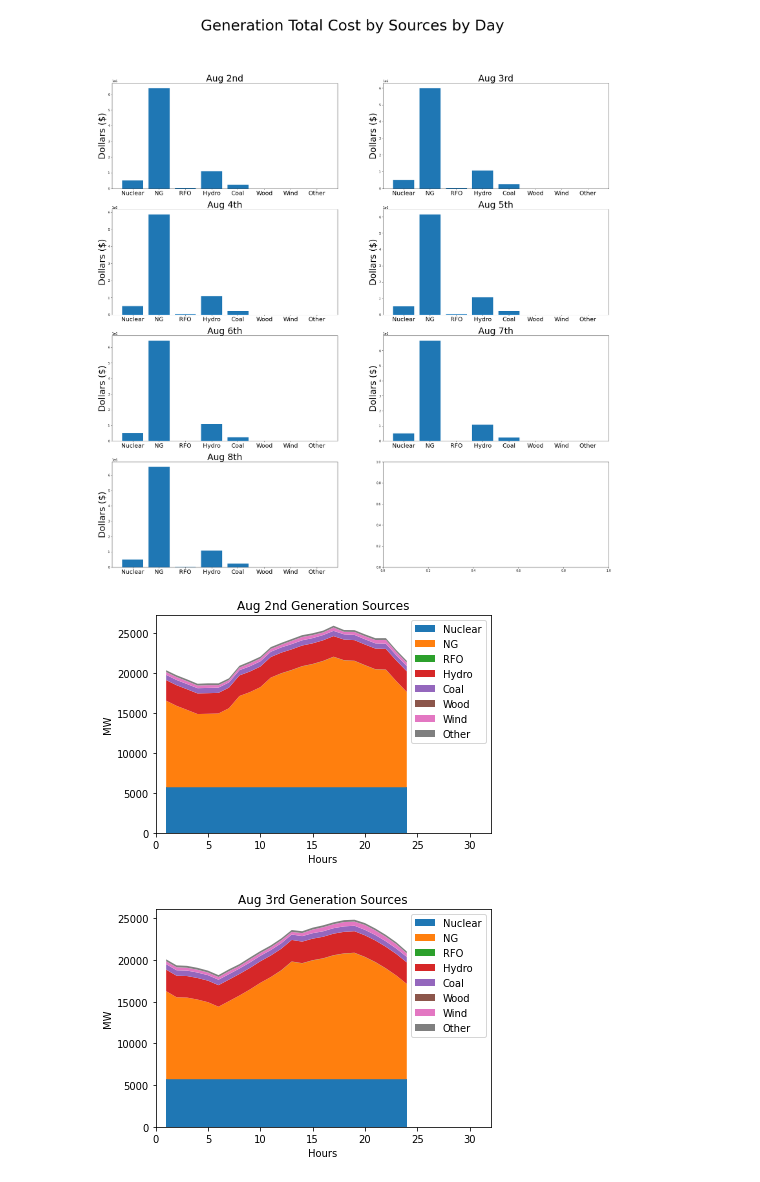
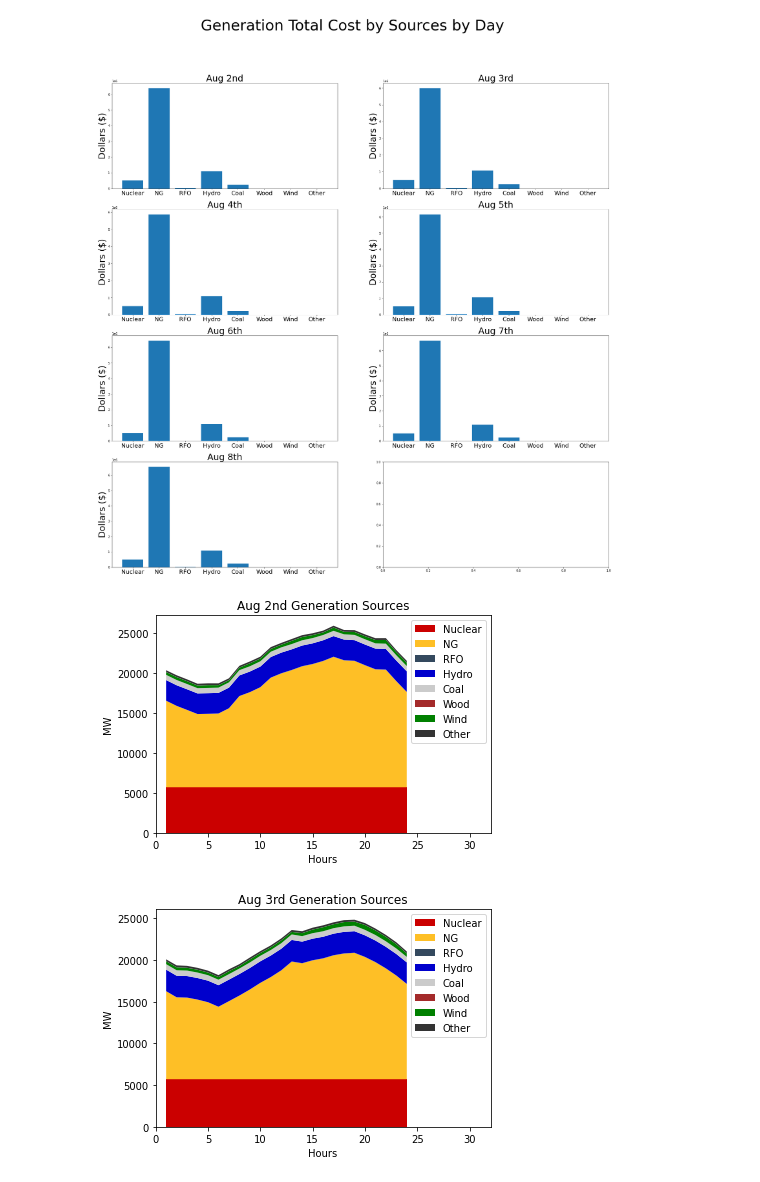
Before and after one commit to alberlin232/ML-Energy-Capstone, a Jupyter notebook: NYISO/SCUC_Visualization_Colab.ipynb, the cells around one changed output. Drawn from its saved outputs; the diff is of its cells as text; code cells hidden in the pictures.

Commit message:
Corrected color schemes of NYISO graphs

```diff
--- a/NYISO/SCUC_Visualization_Colab.ipynb
+++ b/NYISO/SCUC_Visualization_Colab.ipynb
@@ -341,9 +353,12 @@ axs[3,0].tick_params(axis='x', labelsize=20)
 plt.show()
 # %% [output]
 [figure]
+# %%
+
+colors = [(0.7969,0,0),(0.9961,0.75,.1484),(0.2031,0.2852,.3672),(0,0,.8),(.7969,.7969,.7969),(0.6445,0.1641,.1641),(0,.5,0),(0.2,0.2,.2)]
 # %%
 fig, ax = plt.subplots()
-plt.stackplot(list(range(1,25)), aug2['Nuclear'], aug2['NG'], aug2['RFO'], aug2['Hydro'], aug2['Coal'], aug2['Wood'], aug2['Wind'], aug2['Other'], labels=['Nuclear', 'NG', 'RFO', 'Hydro', 'Coal', 'Wood', 'Wind', 'Other', ])
+plt.stackplot(list(range(1,25)), aug2['Nuclear'], aug2['NG'], aug2['RFO'], aug2['Hydro'], aug2['Coal'], aug2['Wood'], aug2['Wind'], aug2['Other'], labels=['Nuclear', 'NG', 'RFO', 'Hydro', 'Coal', 'Wood', 'Wind', 'Other'], colors = colors)
 ax.set_ylabel('MW')
 ax.set_xlabel('Hours')
 ax.set_title('Aug 2nd Generation Sources')
@@ -351,17 +366,17 @@ plt.xlim(0,32)
 plt.legend()
 plt.show()
 # %% [output]
-[figure, old version]
+[figure, new version]
 # %%
 fig, ax = plt.subplots()
-plt.stackplot(list(range(1,25)), aug3['Nuclear'], aug3['NG'], aug3['RFO'], aug3['Hydro'], aug3['Coal'], aug3['Wood'], aug3['Wind'], aug3['Other'], labels=['Nuclear', 'NG', 'RFO', 'Hydro', 'Coal', 'Wood', 'Wind', 'Other', ])
+plt.stackplot(list(range(1,25)), aug3['Nuclear'], aug3['NG'], aug3['RFO'], aug3['Hydro'], aug3['Coal'], aug3['Wood'], aug3['Wind'], aug3['Other'], labels=['Nuclear', 'NG', 'RFO', 'Hydro', 'Coal', 'Wood', 'Wind', 'Other'], colors = colors)
 ax.set_ylabel('MW')
 ax.set_xlabel('Hours')
 ax.set_title('Aug 3rd Generation Sources')
 plt.xlim(0,32)
 plt.legend()
 plt.show()
 # %% [output]
-[figure, old version]
+[figure, new version]
 # %%
 fig, ax = plt.subplots()
```
Also changed, not shown: parts of 3 cells of this notebook, 3 other files.
